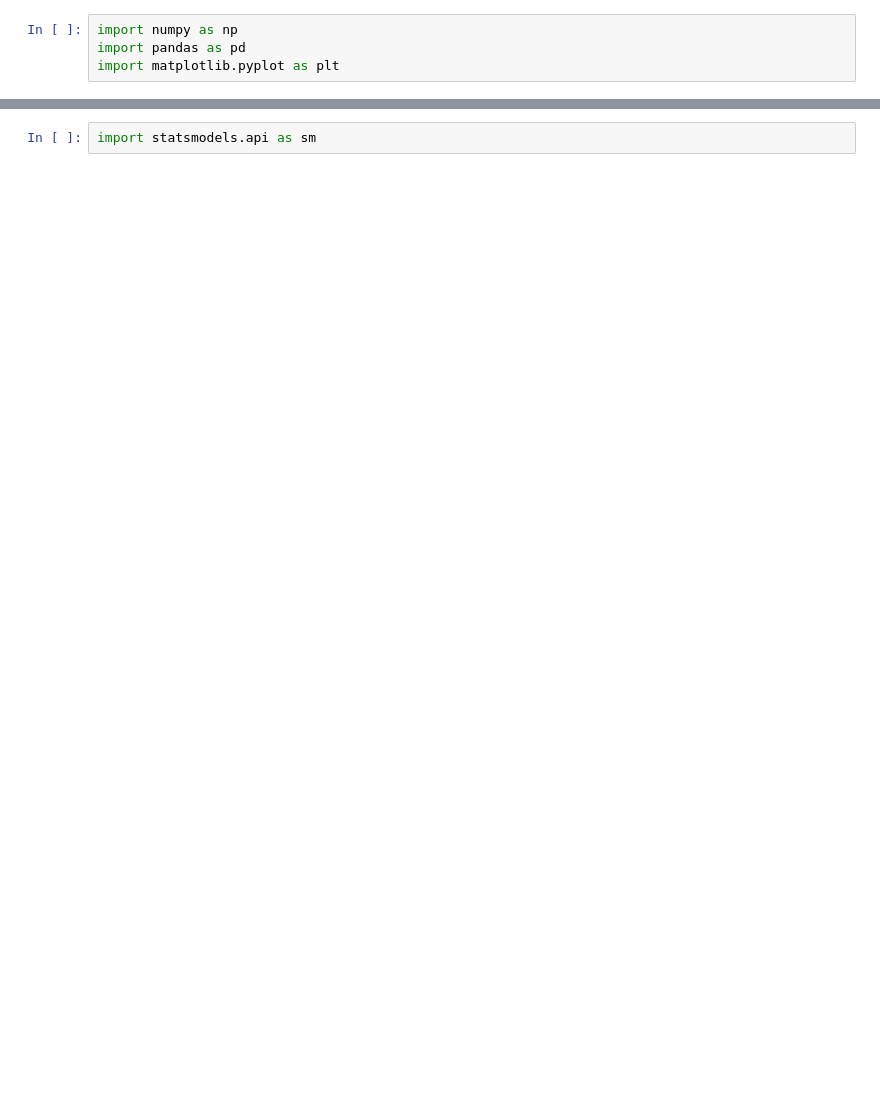
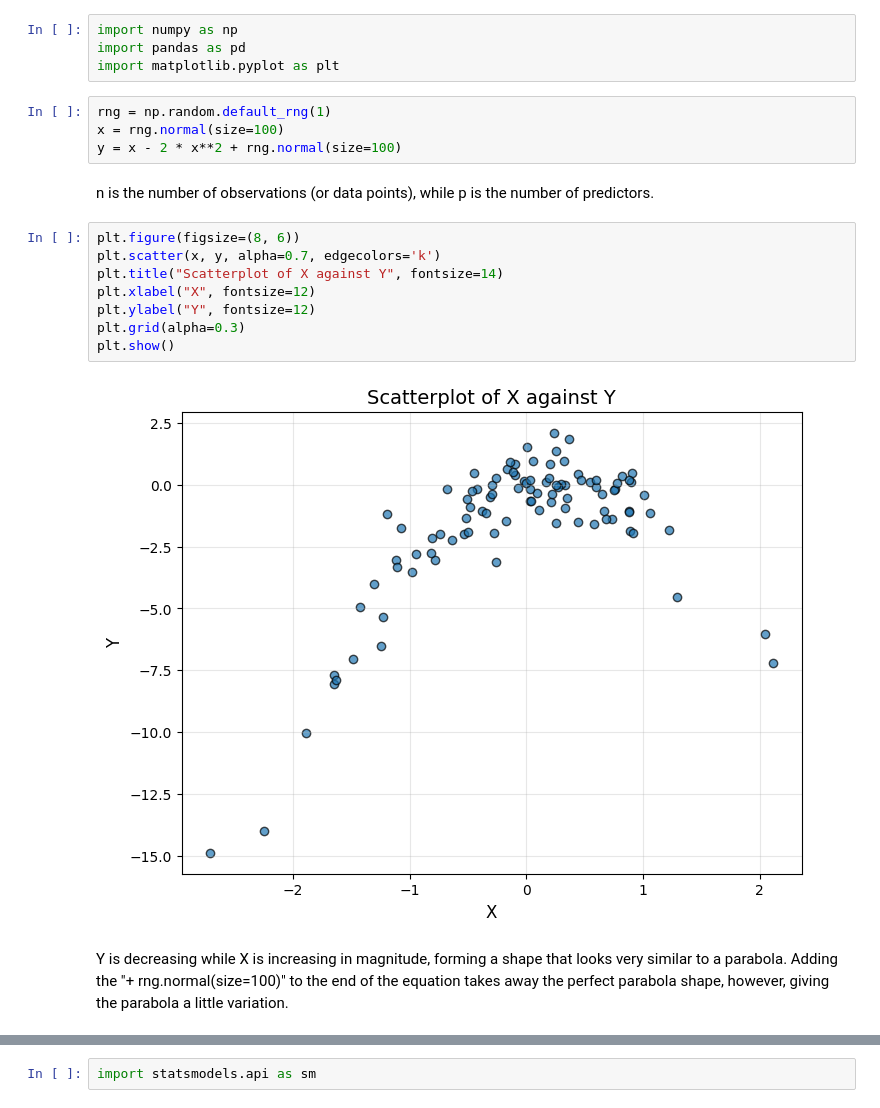
Before and after one commit to zacmac13/Methods-in-Data-Science, a Jupyter notebook: project.ipynb, the cells around one changed output, grey strips where cells are left out. Saved outputs shown, nothing was run; the diff lists cells and outputs as text; blank space fills up the shorter version.

```diff
--- a/project.ipynb
+++ b/project.ipynb
@@ -2,3 +2,21 @@
 import numpy as np
 import pandas as pd
 import matplotlib.pyplot as plt
+# %%
+rng = np.random.default_rng(1)
+x = rng.normal(size=100)
+y = x - 2 * x**2 + rng.normal(size=100)
+# %% [markdown]
+n is the number of observations (or data points), while p is the number of predictors.
+# %%
+plt.figure(figsize=(8, 6))
+plt.scatter(x, y, alpha=0.7, edgecolors='k')
+plt.title("Scatterplot of X against Y", fontsize=14)
+plt.xlabel("X", fontsize=12)
+plt.ylabel("Y", fontsize=12)
+plt.grid(alpha=0.3)
+plt.show()
+# %% [output]
+[figure, added]
+# %% [markdown]
+Y is decreasing while X is increasing in magnitude, forming a shape that looks very similar to a parabola. Adding the "+ rng.normal(size=100)" to the end of the equation takes away the perfect parabola shape, however, giving the parabola a little variation.
```
Also changed, not shown: parts of 72 cells of this notebook.
